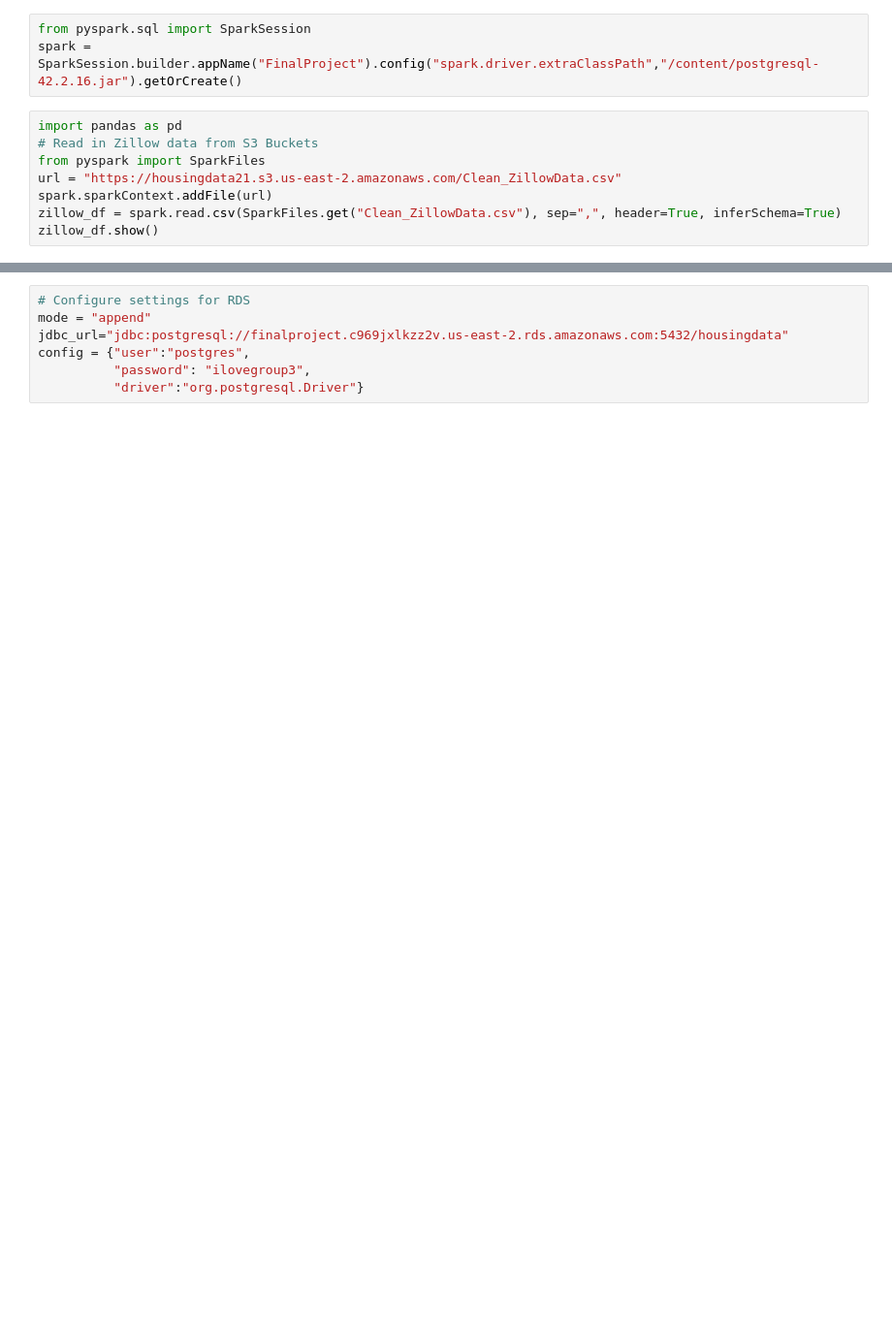
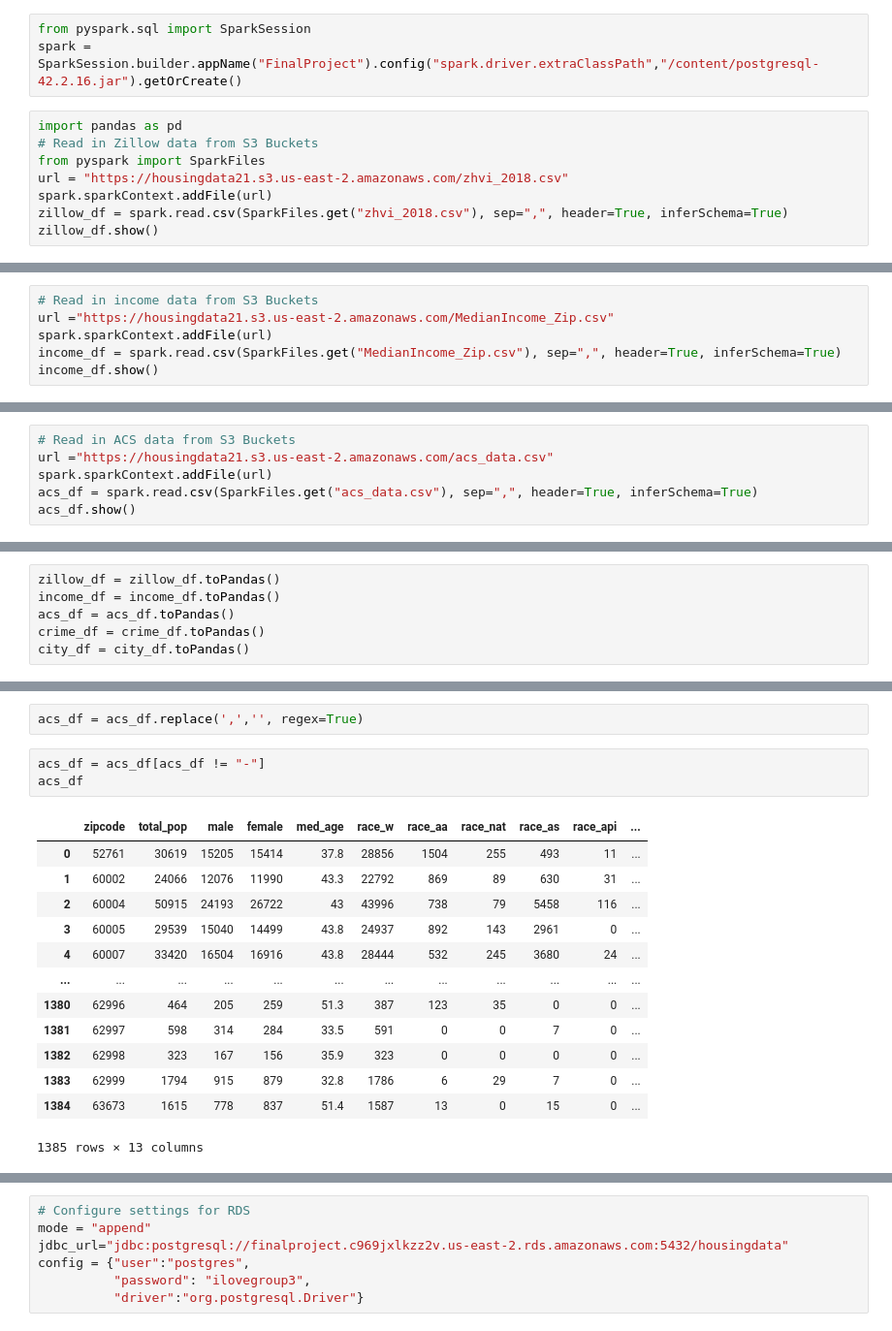
Before and after one commit to sonjaynicolay/Final_Project, a Jupyter notebook: Cleaning_LoadIn.ipynb, the cells around one changed output, grey strips where cells are left out. Shown: that part at 97% size. Cells and saved outputs as stored; diff of their text form; blank space fills up the shorter version.

```diff
--- a/Cleaning_LoadIn.ipynb
+++ b/Cleaning_LoadIn.ipynb
@@ -55,8 +56,8 @@ spark = SparkSession.builder.appName("FinalProject").config("spark.driver.extraC
 import pandas as pd
 # Read in Zillow data from S3 Buckets
 from pyspark import SparkFiles
-url = "https://housingdata21.s3.us-east-2.amazonaws.com/Clean_ZillowData.csv"
+url = "https://housingdata21.s3.us-east-2.amazonaws.com/zhvi_2018.csv"
 spark.sparkContext.addFile(url)
-zillow_df = spark.read.csv(SparkFiles.get("Clean_ZillowData.csv"), sep=",", header=True, inferSchema=True)
+zillow_df = spark.read.csv(SparkFiles.get("zhvi_2018.csv"), sep=",", header=True, inferSchema=True)
 zillow_df.show()
 # %% [output]
@@ -106,0 +81,6 @@ only showing top 20 rows
+# %%
+# Read in income data from S3 Buckets
+url ="https://housingdata21.s3.us-east-2.amazonaws.com/MedianIncome_Zip.csv"
+spark.sparkContext.addFile(url)
+income_df = spark.read.csv(SparkFiles.get("MedianIncome_Zip.csv"), sep=",", header=True, inferSchema=True)
+income_df.show()
@@ -106,0 +105,6 @@ only showing top 20 rows
+# %%
+# Read in ACS data from S3 Buckets
+url ="https://housingdata21.s3.us-east-2.amazonaws.com/acs_data.csv"
+spark.sparkContext.addFile(url)
+acs_df = spark.read.csv(SparkFiles.get("acs_data.csv"), sep=",", header=True, inferSchema=True)
+acs_df.show()
@@ -106,0 +177,6 @@ only showing top 20 rows
+# %%
+zillow_df = zillow_df.toPandas()
+income_df = income_df.toPandas()
+acs_df = acs_df.toPandas()
+crime_df = crime_df.toPandas()
+city_df = city_df.toPandas()
@@ -106,0 +273,19 @@ only showing top 20 rows
+# %%
+acs_df = acs_df.replace(',','', regex=True)
+# %%
+acs_df = acs_df[acs_df != "-"]
+acs_df
+# %% [output]
+|  | zipcode | total_pop | male | female | med_age | race_w | race_aa | race_nat | race_as | race_api | ... |
+| 0 | 52761 | 30619 | 15205 | 15414 | 37.8 | 28856 | 1504 | 255 | 493 | 11 | ... |
+| 1 | 60002 | 24066 | 12076 | 11990 | 43.3 | 22792 | 869 | 89 | 630 | 31 | ... |
+| 2 | 60004 | 50915 | 24193 | 26722 | 43 | 43996 | 738 | 79 | 5458 | 116 | ... |
+| 3 | 60005 | 29539 | 15040 | 14499 | 43.8 | 24937 | 892 | 143 | 2961 | 0 | ... |
+| 4 | 60007 | 33420 | 16504 | 16916 | 43.8 | 28444 | 532 | 245 | 3680 | 24 | ... |
+| ... | ... | ... | ... | ... | ... | ... | ... | ... | ... | ... | ... |
+| 1380 | 62996 | 464 | 205 | 259 | 51.3 | 387 | 123 | 35 | 0 | 0 | ... |
+| 1381 | 62997 | 598 | 314 | 284 | 33.5 | 591 | 0 | 0 | 7 | 0 | ... |
+| 1382 | 62998 | 323 | 167 | 156 | 35.9 | 323 | 0 | 0 | 0 | 0 | ... |
+| 1383 | 62999 | 1794 | 915 | 879 | 32.8 | 1786 | 6 | 29 | 7 | 0 | ... |
+| 1384 | 63673 | 1615 | 778 | 837 | 51.4 | 1587 | 13 | 0 | 15 | 0 | ... |
+1385 rows × 13 columns
```
Also changed, not shown: parts of 33 cells of this notebook, 7 other files.
